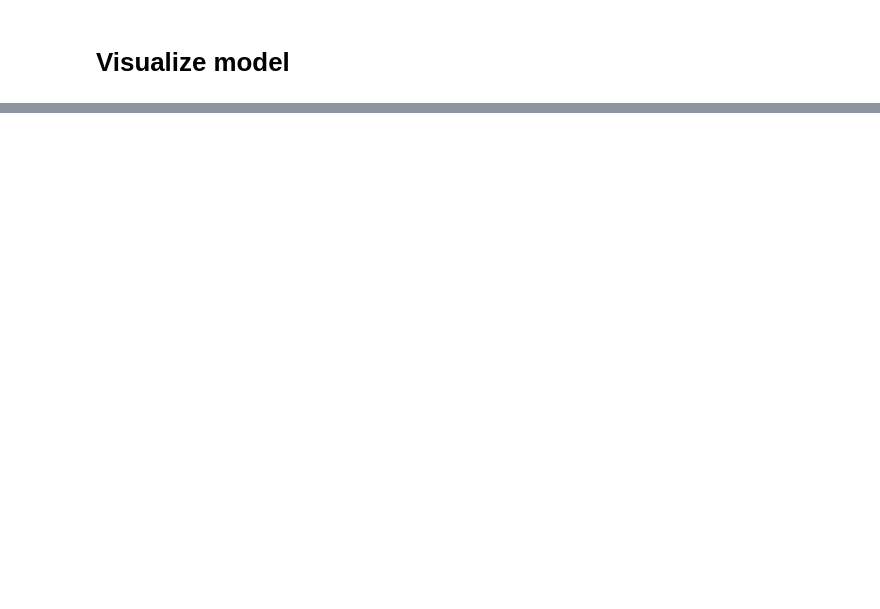
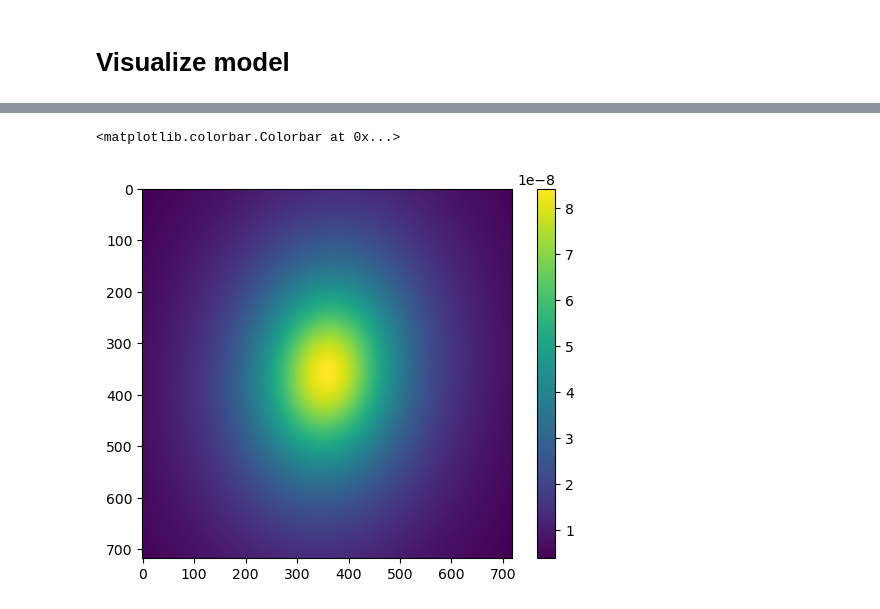
Before and after one commit to MUSTANG-SZ/WITCH, a Jupyter notebook: gpu_minkasi_jax.ipynb, the cells around one changed output, grey strips where cells are left out. Saved outputs shown, nothing was run; the diff lists cells and outputs as text; code cells hidden in the pictures; blank space fills up the shorter version.

```diff
--- a/gpu_minkasi_jax.ipynb
+++ b/gpu_minkasi_jax.ipynb
@@ -891,0 +1132,6 @@ X, Y = np.meshgrid(x, y)
+# %%
+plt.imshow(int_model)
+plt.colorbar()
+# %% [output]
+<matplotlib.colorbar.Colorbar at 0x...>
+[figure, added]
```
Also changed, not shown: parts of 79 cells of this notebook.
